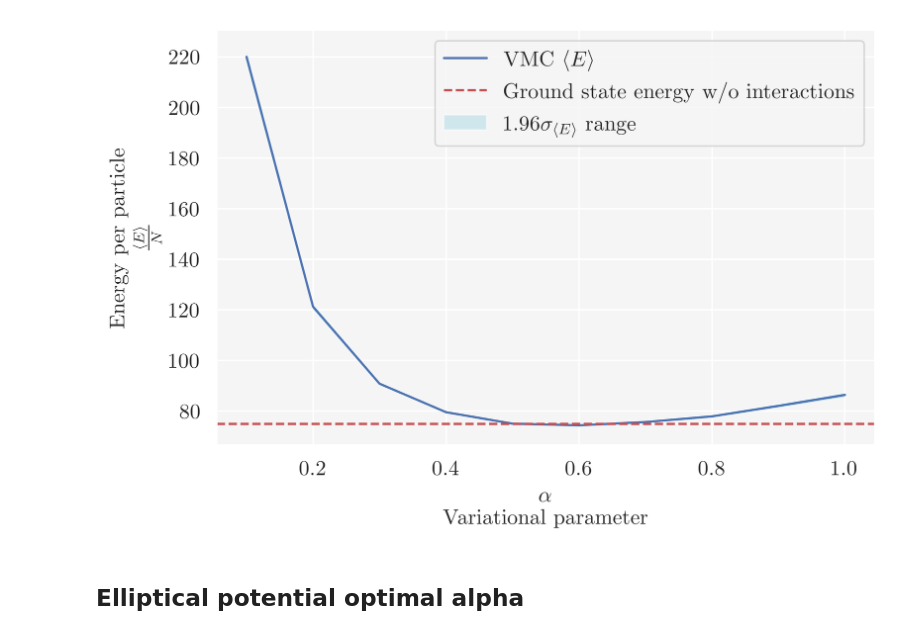
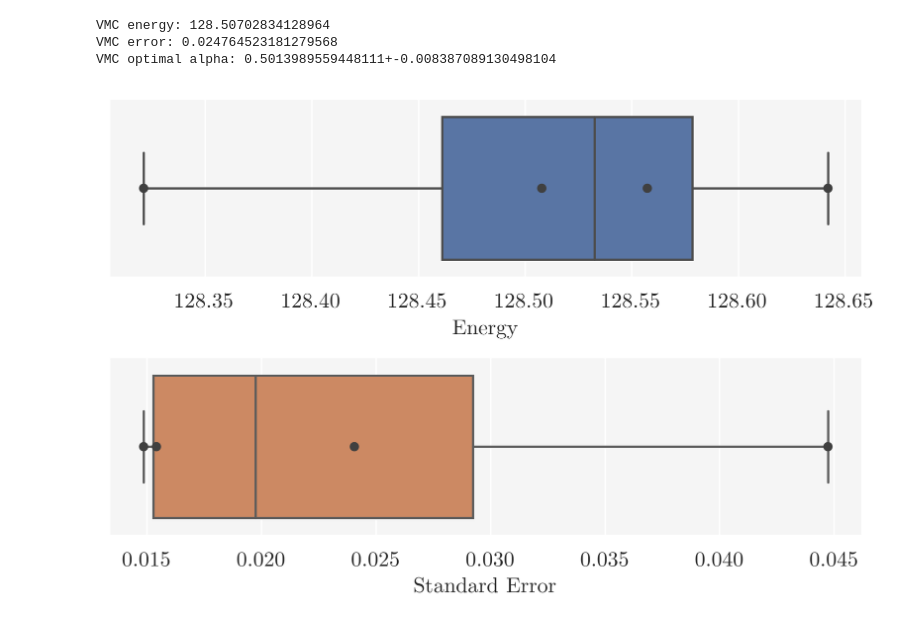
Before and after one commit to nicolossus/FYS4411-Project1, a Jupyter notebook: notebooks/Elliptical_analysis.ipynb, the cells around one changed output. Cells and saved outputs as stored; diff of their text form; code cells hidden in the pictures.

```diff
--- a/notebooks/Elliptical_analysis.ipynb
+++ b/notebooks/Elliptical_analysis.ipynb
@@ -198,22 +387,30 @@ df_means_NI_N50
-# %%
-lower_bound = df_means_NI_N50["energy"] - 1.96*df_means_NI_N50["standard_error"]
-upper_bound = df_means_NI_N50["energy"] + 1.96*df_means_NI_N50["standard_error"]
-fig, ax = plt.subplots(figsize=(6, 4), tight_layout=True, dpi=200)
-sns.lineplot(data=df_means_NI_N50, x="alpha", y="energy", ax=ax, label=r'VMC $\langle E\rangle$')
-ax.fill_between(df_means_NI_N50["alpha"], lower_bound, upper_bound, facecolor='lightblue', alpha=0.5,
-                label=r'$1.96\sigma_{\langle E\rangle}$ range')
-ax.axhline(75, ls='--', color='r', label='Ground state energy w/o interactions')
-tex_xlabel = '\n'.join((r'$\alpha$',
-                      'Variational parameter'))
-tex_ylabel = '\n'.join(('Energy per particle',
-                        r'$\frac{\langle E\rangle}{N}$'))
-ax.set(xlabel=tex_xlabel, ylabel=tex_ylabel)
-ax.legend()
-plt.show()
-
-#fig.savefig(fig_path("gr.pdf"), bbox_inches='tight')
-# %% [output]
-[figure, removed]
-# %% [markdown]
-## Elliptical potential optimal alpha
+# %%
+df_N50 = pd.DataFrame(data=results)
+energy_mean = df_N50["energy"].mean()
+error_mean = df_N50["standard_error"].mean()
+alpha_mean = df_N50["alpha"].mean()
+alpha_std = df_N50["alpha"].std()
+print(f"VMC energy: {energy_mean}")
+print(f"VMC error: {error_mean}")
+print(f"VMC optimal alpha: {alpha_mean}+-{alpha_std}")
+# %% [output]
+VMC energy: 128.50702834128964
+VMC error: 0.024764523181279568
+VMC optimal alpha: 0.5013989559448111+-0.008387089130498104
+# %%
+fig, axes = plt.subplots(nrows=2, ncols=1, figsize=(6, 4), tight_layout=True, dpi=200)
+
+sns.boxplot(data=df_N50, x="energy", color="C0", fliersize=0, ax=axes[0])
+sns.swarmplot(data=df_N50, x="energy", color=".25", ax=axes[0])
+axes[0].set(xlabel="Energy")
+
+sns.boxplot(data=df_N50, x="standard_error", color="C1", fliersize=0, ax=axes[1])
+sns.swarmplot(data=df_N50, x="standard_error", color=".25", ax=axes[1])
+axes[1].set(xlabel="Standard Error")
+
+fig.savefig(fig_path("boxplot_E_N50_metropolis.pdf"), bbox_inches='tight')
+
+plt.show()
+# %% [output]
+[figure, added]
 # %%
```
Also changed, not shown: parts of 18 cells of this notebook.
